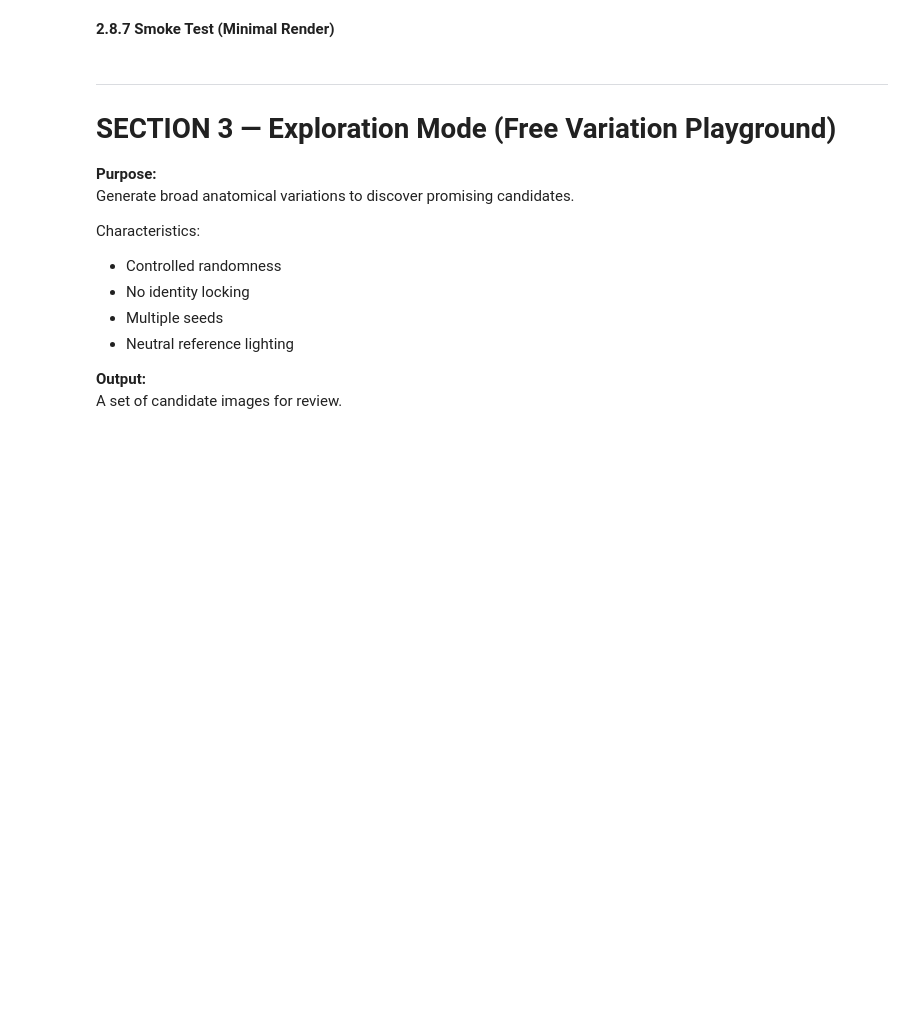
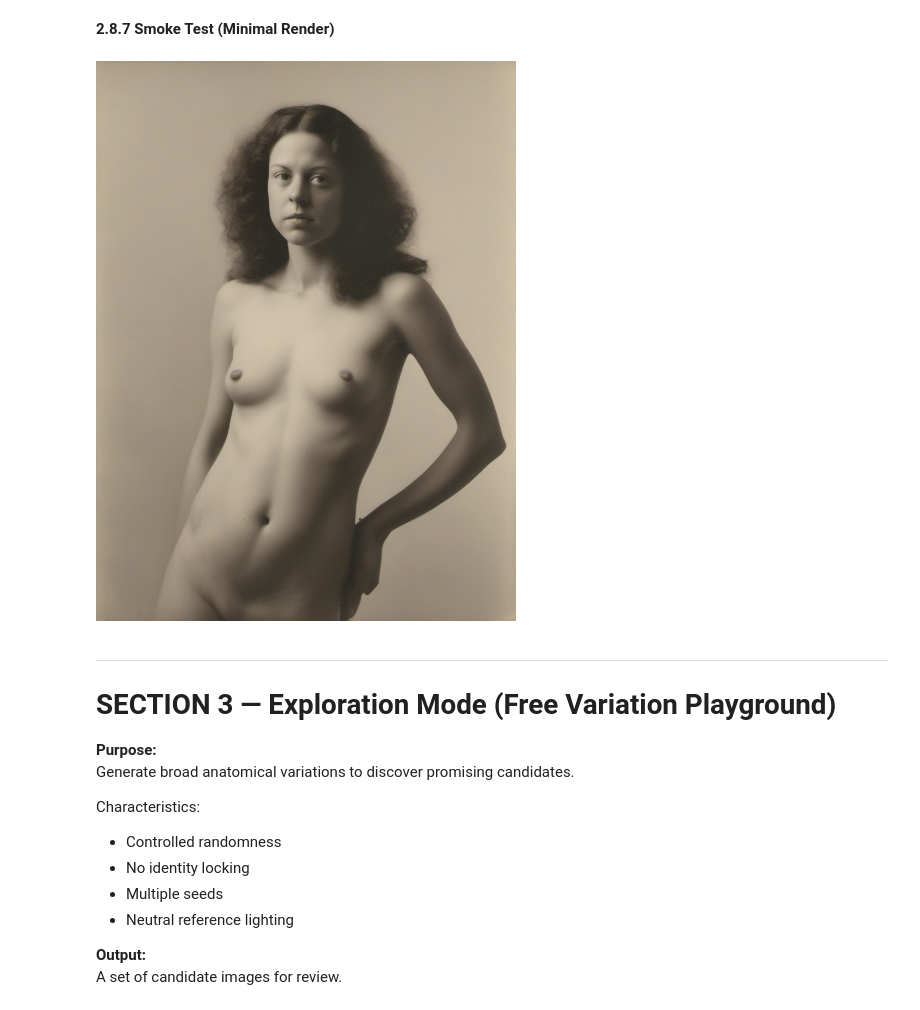
Before and after one commit to jaegertros/AnatomyLocked-Character-Studio, a Jupyter notebook: AnatomyLocked_Character_Studio.ipynb, the cells around one changed output. Cells and saved outputs as stored; diff of their text form; code cells hidden in the pictures; blank space fills up the shorter version.

```diff
--- a/AnatomyLocked_Character_Studio.ipynb
+++ b/AnatomyLocked_Character_Studio.ipynb
@@ -1368,3 +1518,67 @@ display(image)
+# %%
+set_seed(12345)
+
+prompt = (
+    "neutral anatomical reference photograph of a nude female in her mid 20s, "
+    "standing relaxed, evenly lit, realistic proportions"
+)
+
+call_kwargs = {
+    "prompt": prompt,
+    "num_inference_steps": 30,
+    "guidance_scale": 5.5,
+}
+
+if ACTIVE_CONTROLNETS:
+    controlnet_key_order = [
+        key for key in ("pose", "depth", "normal") if CONTROLNETS.get(key) is not None
+    ]
+
+    if not controlnet_key_order:
+        print("Active ControlNets found but none are mapped; running without ControlNet images.")
+        call_kwargs["width"] = OUTPUT_WIDTH
+        call_kwargs["height"] = OUTPUT_HEIGHT
+    else:
+        controlnet_images = []
+        for key in controlnet_key_order:
+            image_path = (
+                CONTROLNET_IMAGE_PATHS.get(key)
+                if isinstance(CONTROLNET_IMAGE_PATHS, dict)
+                else None
+            )
+            img = None
+            if image_path:
+                try:
+                    img = load_image(str(image_path))
+                except Exception as exc:
+                    print(f"ControlNet image load failed for {key}: {exc}")
+            if img is None:
+                img = make_controlnet_fallback_image(key, OUTPUT_WIDTH, OUTPUT_HEIGHT)
+            controlnet_images.append(img)
+
+        call_kwargs["image"] = (
+            controlnet_images[0]
+            if len(controlnet_images) == 1
+            else controlnet_images
+        )
+        call_kwargs["width"], call_kwargs["height"] = controlnet_images[0].size
+
+        scales = [
+            CONTROLNET_CONDITIONING_SCALES.get(key, 1.0)
+            for key in controlnet_key_order
+        ]
+        call_kwargs["controlnet_conditioning_scale"] = (
+            scales[0] if len(scales) == 1 else scales
+        )
+else:
+    call_kwargs["width"] = OUTPUT_WIDTH
+    call_kwargs["height"] = OUTPUT_HEIGHT
+
+image = pipe(**call_kwargs).images[0]
+
+display(image)
+# %% [output]
+[figure, added]
 # %% [markdown]
 ---
 
```
Also changed, not shown: parts of 27 cells of this notebook, 4 other files.
